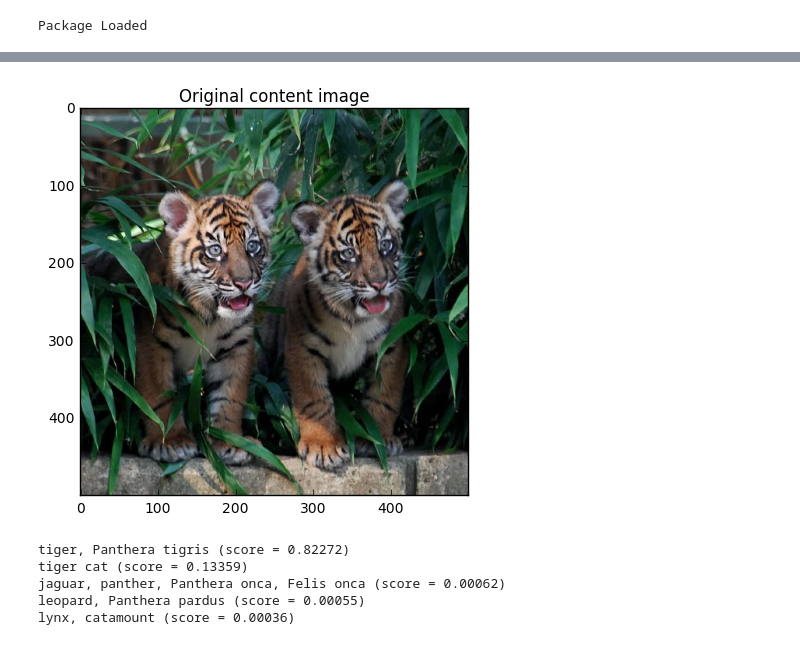
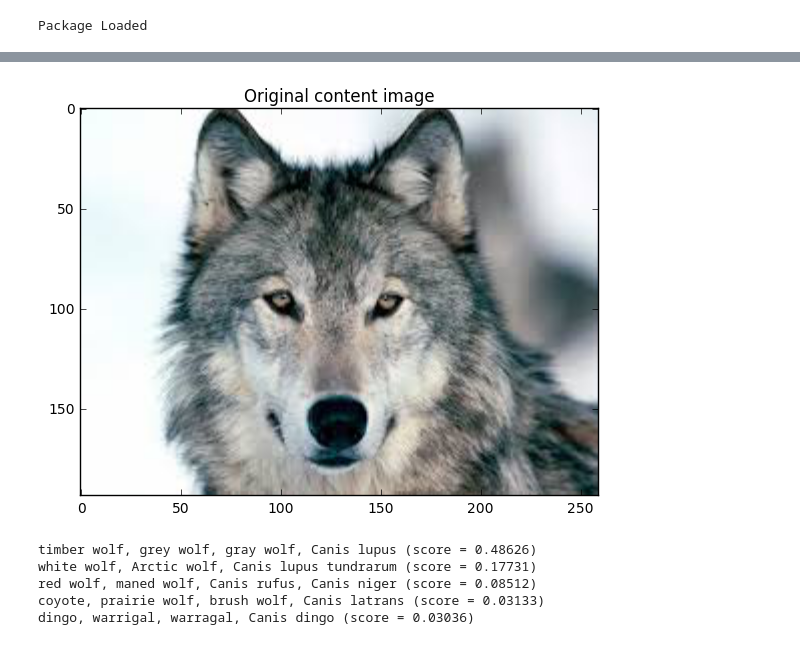
Before and after one commit to adityasan92/deepLearning, a Jupyter notebook: CNN/inceptionModel.ipynb, the cells around one changed output, grey strips where cells are left out. Cells and saved outputs as stored; diff of their text form; code cells hidden in the pictures.

```diff
--- a/CNN/inceptionModel.ipynb
+++ b/CNN/inceptionModel.ipynb
@@ -32,8 +61,0 @@ image_path = "images/cat.jpg"
-# %%
-raw_content = scipy.misc.imread(image_path)
-plt.figure(0, figsize=(10, 5))
-plt.imshow(raw_content)
-plt.title("Original content image")
-plt.show()
-# %% [output]
-[figure, removed]
@@ -137,8 +158,19 @@ class NodeLookup(object):
+# %%
+# random test image
+image_path = "wolf.jpg"
+# %%
+raw_content = scipy.misc.imread(image_path)
+plt.figure(0, figsize=(8, 5))
+plt.imshow(raw_content)
+plt.title("Original content image")
+plt.show()
+# %% [output]
+[figure, added]
 # %%
 run_inference_on_image(image_path)
 # %% [output]
-tiger, Panthera tigris (score = 0.82272)
-tiger cat (score = 0.13359)
-jaguar, panther, Panthera onca, Felis onca (score = 0.00062)
-leopard, Panthera pardus (score = 0.00055)
-lynx, catamount (score = 0.00036)
+timber wolf, grey wolf, gray wolf, Canis lupus (score = 0.48626)
+white wolf, Arctic wolf, Canis lupus tundrarum (score = 0.17731)
+red wolf, maned wolf, Canis rufus, Canis niger (score = 0.08512)
+coyote, prairie wolf, brush wolf, Canis latrans (score = 0.03133)
+dingo, warrigal, warragal, Canis dingo (score = 0.03036)
```
Also changed, not shown: parts of 10 cells of this notebook, 2 other files.
